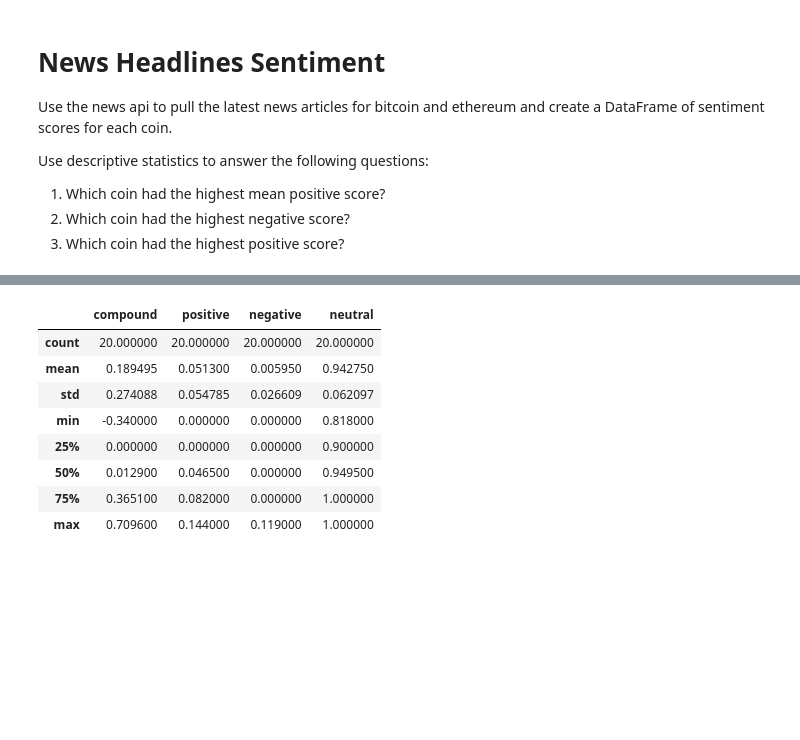
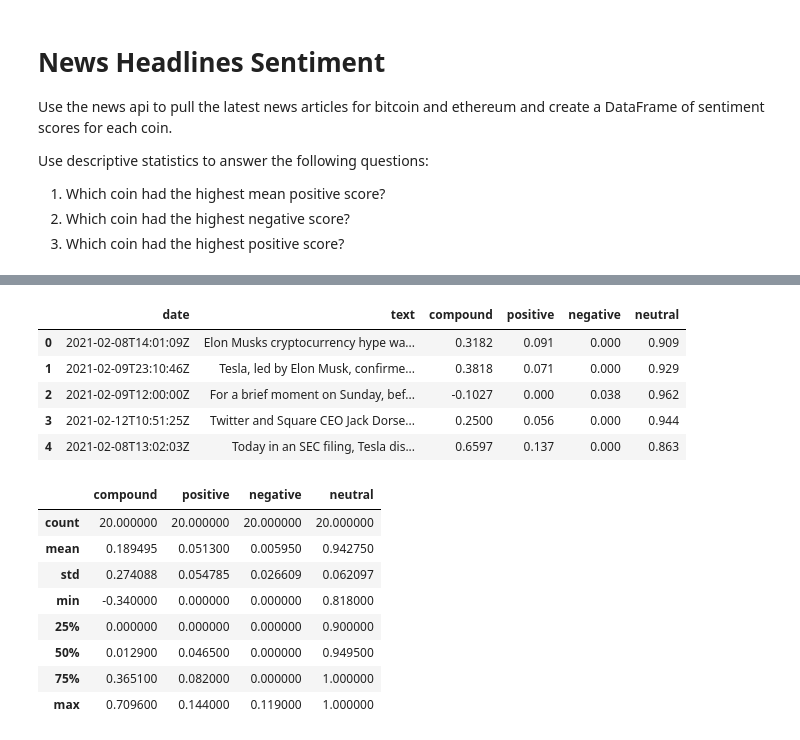
Before and after one commit to aalfiler/NLP, a Jupyter notebook: Code/crypto_sentiment.ipynb, the cells around one changed output, grey strips where cells are left out. Cells and saved outputs as stored; diff of their text form; code cells hidden in the pictures; blank space fills up the shorter version.

```diff
--- a/Code/crypto_sentiment.ipynb
+++ b/Code/crypto_sentiment.ipynb
@@ -137,4 +137,13 @@ btc_sentiment_df.describe()
 | max | 0.921700 | 0.353000 | 0.114000 | 1.000000 |
+# %%
+btc_sentiment_df.head()
+# %% [output]
+|  | date | text | compound | positive | negative | neutral |
+| 0 | 2021-02-08T14:01:09Z | Elon Musks cryptocurrency hype wa... | 0.3182 | 0.091 | 0.000 | 0.909 |
+| 1 | 2021-02-09T23:10:46Z | Tesla, led by Elon Musk, confirme... | 0.3818 | 0.071 | 0.000 | 0.929 |
+| 2 | 2021-02-09T12:00:00Z | For a brief moment on Sunday, bef... | -0.1027 | 0.000 | 0.038 | 0.962 |
+| 3 | 2021-02-12T10:51:25Z | Twitter and Square CEO Jack Dorse... | 0.2500 | 0.056 | 0.000 | 0.944 |
+| 4 | 2021-02-08T13:02:03Z | Today in an SEC filing, Tesla dis... | 0.6597 | 0.137 | 0.000 | 0.863 |
 # %%
 # Describe the Ethereum Sentiment
 eth_sentiments = []
```
Also changed, not shown: parts of 29 cells of this notebook, 2 other files.
